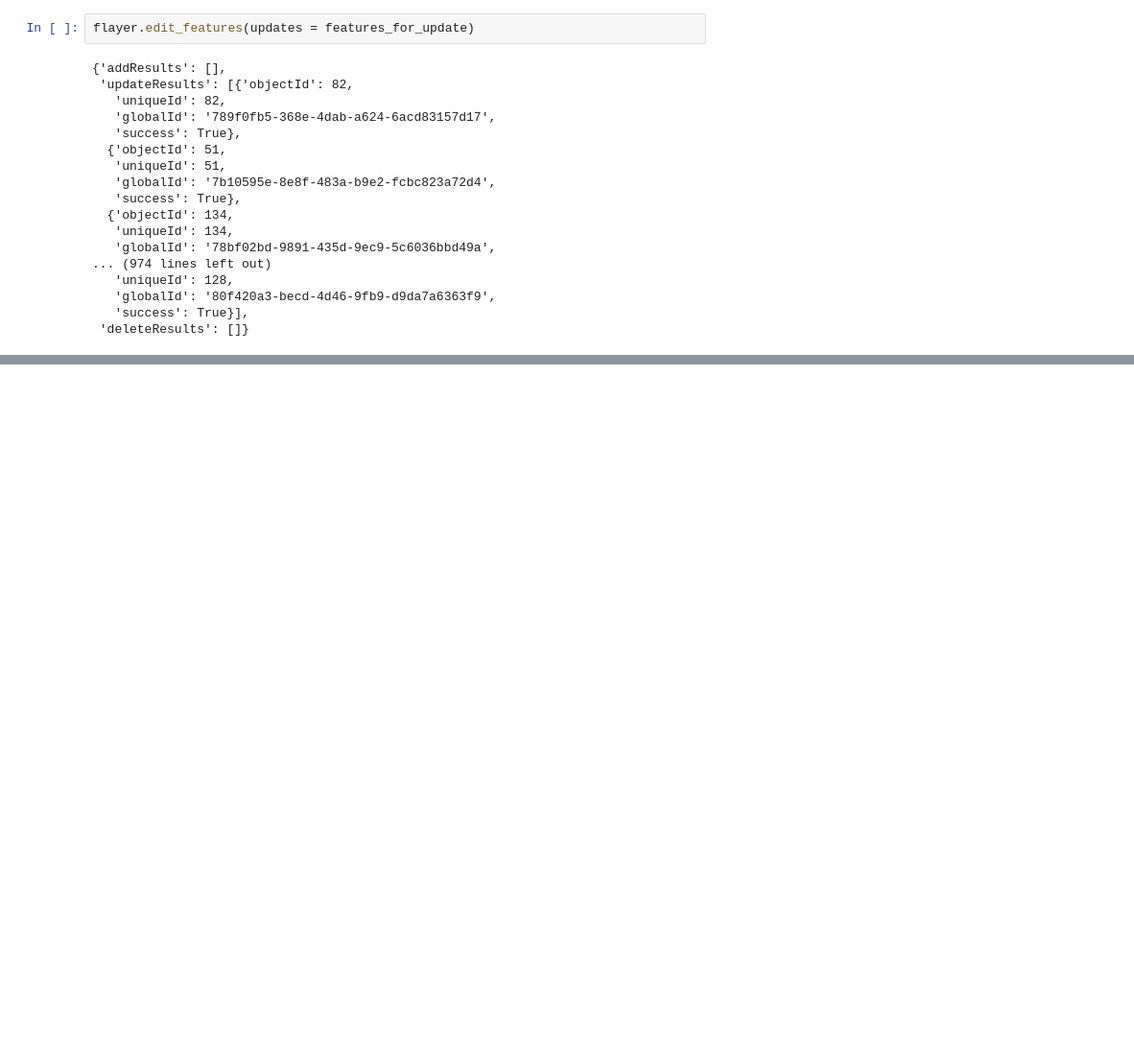
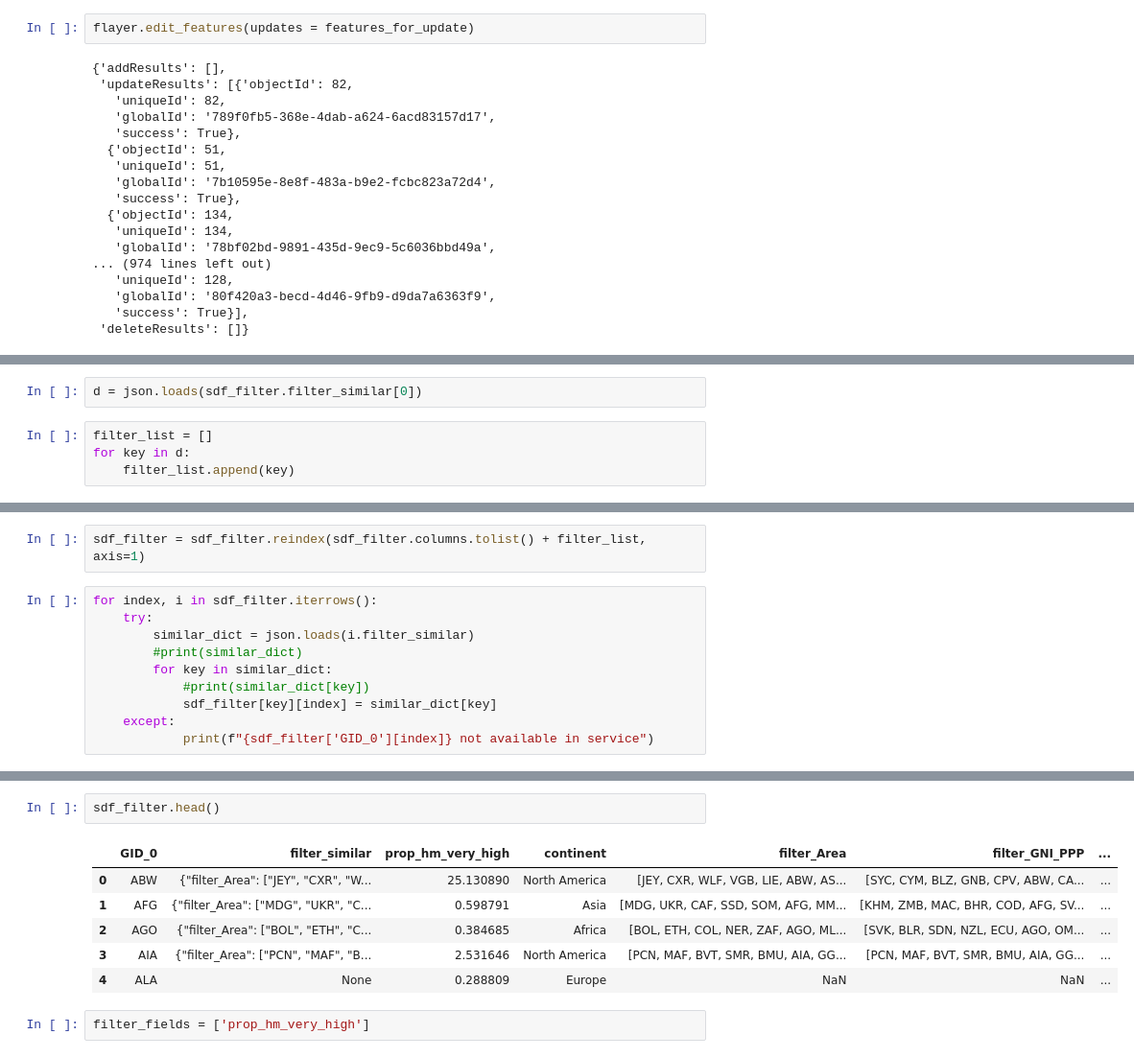
Before and after one commit to Vizzuality/he-scratchfolder, a Jupyter notebook: above_below_countries.ipynb, the cells around one changed output, grey strips where cells are left out. Shown: that part at 96% size. Saved outputs shown, nothing was run; the diff lists cells and outputs as text; blank space fills up the shorter version.

Commit message:
getting similar values from the field in the service

```diff
--- a/above_below_countries.ipynb
+++ b/above_below_countries.ipynb
@@ -292,0 +337,6 @@ flayer.edit_features(updates = features_for_update)
+# %%
+d = json.loads(sdf_filter.filter_similar[0])
+# %%
+filter_list = []
+for key in d:
+    filter_list.append(key)
@@ -292,0 +357,12 @@ flayer.edit_features(updates = features_for_update)
+# %%
+sdf_filter = sdf_filter.reindex(sdf_filter.columns.tolist() + filter_list, axis=1)
+# %%
+for index, i in sdf_filter.iterrows():
+    try:
+        similar_dict = json.loads(i.filter_similar)
+        #print(similar_dict)
+        for key in similar_dict:
+            #print(similar_dict[key])
+            sdf_filter[key][index] = similar_dict[key]
+    except:
+            print(f"{sdf_filter['GID_0'][index]} not available in service")
@@ -292,0 +383,11 @@ flayer.edit_features(updates = features_for_update)
+# %%
+sdf_filter.head()
+# %% [output]
+|  | GID_0 | filter_similar | prop_hm_very_high | continent | filter_Area | filter_GNI_PPP | ... |
+| 0 | ABW | {"filter_Area": ["JEY", "CXR", "W... | 25.130890 | North America | [JEY, CXR, WLF, VGB, LIE, ABW, AS... | [SYC, CYM, BLZ, GNB, CPV, ABW, CA... | ... |
+| 1 | AFG | {"filter_Area": ["MDG", "UKR", "C... | 0.598791 | Asia | [MDG, UKR, CAF, SSD, SOM, AFG, MM... | [KHM, ZMB, MAC, BHR, COD, AFG, SV... | ... |
+| 2 | AGO | {"filter_Area": ["BOL", "ETH", "C... | 0.384685 | Africa | [BOL, ETH, COL, NER, ZAF, AGO, ML... | [SVK, BLR, SDN, NZL, ECU, AGO, OM... | ... |
+| 3 | AIA | {"filter_Area": ["PCN", "MAF", "B... | 2.531646 | North America | [PCN, MAF, BVT, SMR, BMU, AIA, GG... | [PCN, MAF, BVT, SMR, BMU, AIA, GG... | ... |
+| 4 | ALA | None | 0.288809 | Europe | NaN | NaN | ... |
+# %%
+filter_fields = ['prop_hm_very_high']
```
Also changed, not shown: parts of 22 cells of this notebook.
